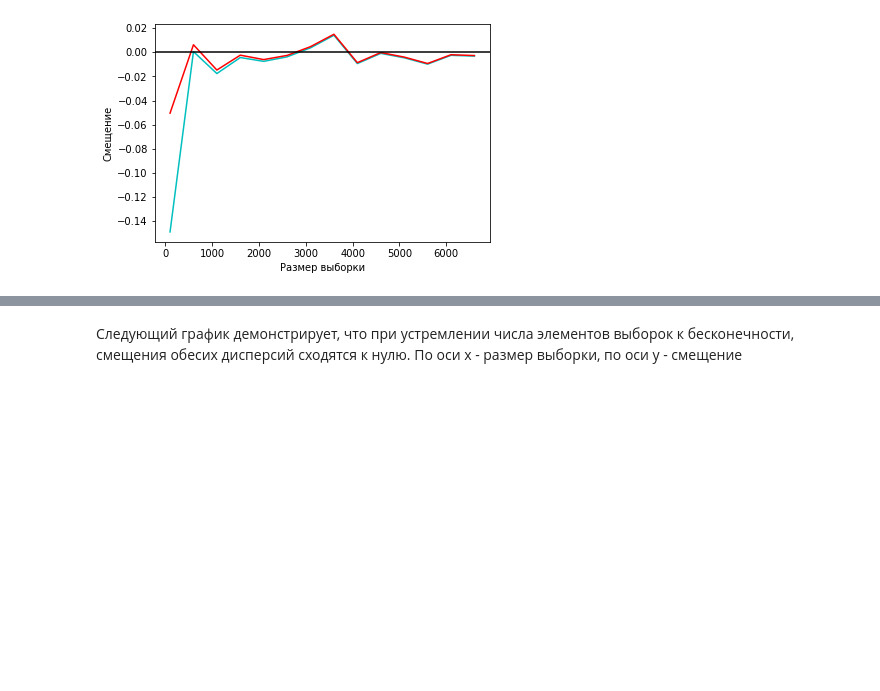
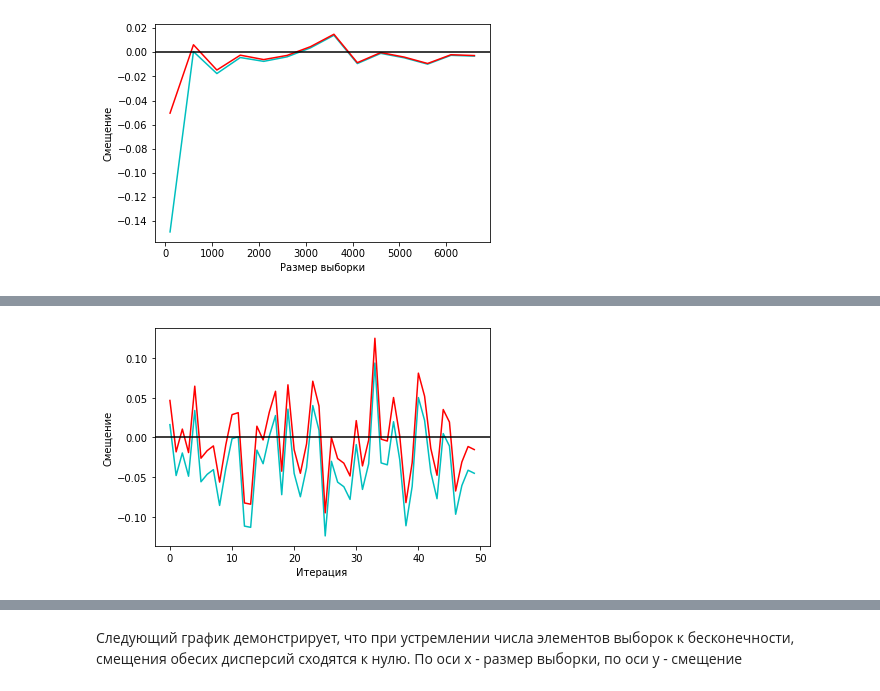
Before and after one commit to Vlada-Veselova/Statistics_HW_BI, a Jupyter notebook: Statistic_1.ipynb, the cells around one changed output, grey strips where cells are left out. Saved outputs shown, nothing was run; the diff lists cells and outputs as text; code cells hidden in the pictures; blank space fills up the shorter version.

```diff
--- a/Statistic_1.ipynb
+++ b/Statistic_1.ipynb
@@ -181,0 +217,11 @@ plt.show();
+# %%
+# Количество выборок - 50, количество элементов в каждой выборке - 100
+emp_bias, cor_bias = model_var_bias_2(n_elements=50, n_samples=100)
+sns.lineplot(y=emp_bias, x=[i for i in range(50)], color='c');
+sns.lineplot(y=cor_bias, x=[i for i in range(50)], color='r');
+plt.axhline(y=0, color='black', linestyle='-');
+plt.xlabel('Итерация')
+plt.ylabel('Смещение')
+plt.show();
+# %% [output]
+[figure, added]
```
Also changed, not shown: parts of 7 cells of this notebook.
